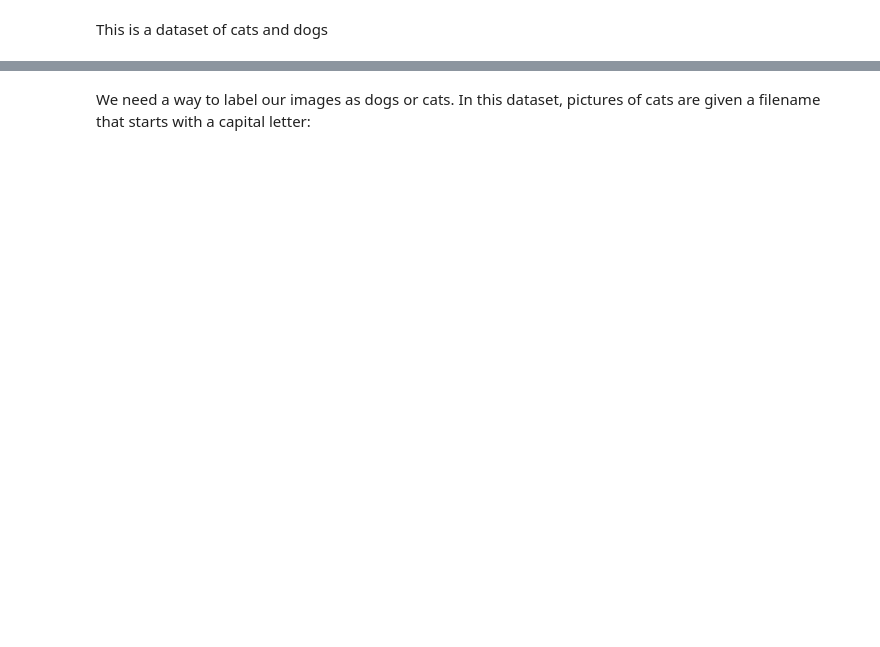
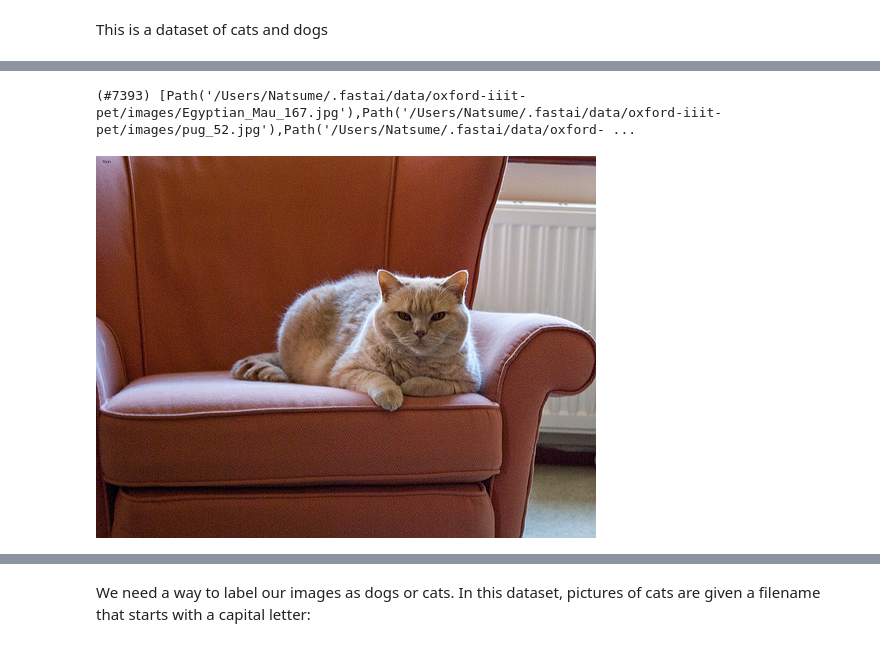
Before and after one commit to EmbraceLife/fastdebug, a Jupyter notebook: nbs/fastai_notebooks/0002_fastai_saving_a_basic_fastai_model.ipynb, the cells around one changed output, grey strips where cells are left out. Drawn from its saved outputs; the diff is of its cells as text; code cells hidden in the pictures; blank space fills up the shorter version.

```diff
--- a/nbs/fastai_notebooks/0002_fastai_saving_a_basic_fastai_model.ipynb
+++ b/nbs/fastai_notebooks/0002_fastai_saving_a_basic_fastai_model.ipynb
@@ -18,3 +293,23 @@ This is a dataset of cats and dogs
+# %%
+@snoop
+def untar_data(
+    url:str, # File to download
+    archive:Path=None, # Optional override for `Config`'s `archive` key
+    data:Path=None, # Optional override for `Config`'s `data` key
+    c_key:str='data', # Key in `Config` where to extract file
+    force_download:bool=False, # Setting to `True` will overwrite any existing copy of data
+    base:str='~/.fastai' # Directory containing config file and base of relative paths
+) -> Path: # Path to extracted file(s)
+    "Download `url` using `FastDownload.get`"
+    pp(doc_sig(FastDownload), doc_sig(fastai_cfg))
+#     return
+    d = FastDownload(fastai_cfg(), module=fastai.data, archive=archive, data=data, base=base)
+    pp(chk(d))
+    pp(doc_sig(d.get))
+#     return
+    return d.get(url, force=force_download, extract_key=c_key)
+# File:      ~/mambaforge/lib/python3.9/site-packages/fastai/data/external.py
+# Type:      function
 # %%
 #|eval: false
 path = untar_data(URLs.PETS)/'images'
@@ -22,0 +360,14 @@ path = untar_data(URLs.PETS)/'images'
+# %%
+path.ls()
+# %% [output]
+(#7393) [Path('/Users/Natsume/.fastai/data/oxford-iiit-pet/images/Egyptian_Mau_167.jpg'),Path('/Users/Natsume/.fastai/data/oxford-iiit-pet/images/pug_52.jpg'),Path('/Users/Natsume/.fastai/data/oxford- ...
+# %%
+# count_files_in_subfolders(path)
+
+randf = path.ls()[randint(0, len(path.ls())-1)]
+# im = Image.open(randf)
+im = PILImage.create(randf)
+im
+_ = pp(im, randf, im.shape, im.size)
+# %% [output]
+[figure, added]
```
Also changed, not shown: parts of 63 cells of this notebook, 13 other files.
